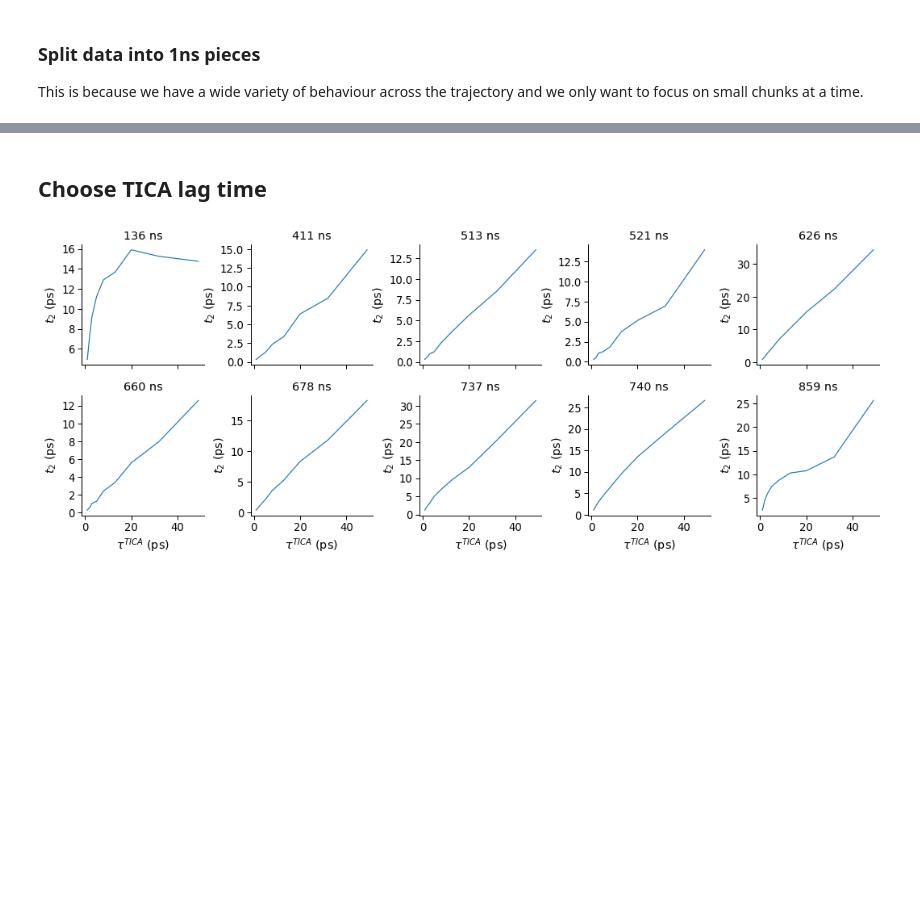
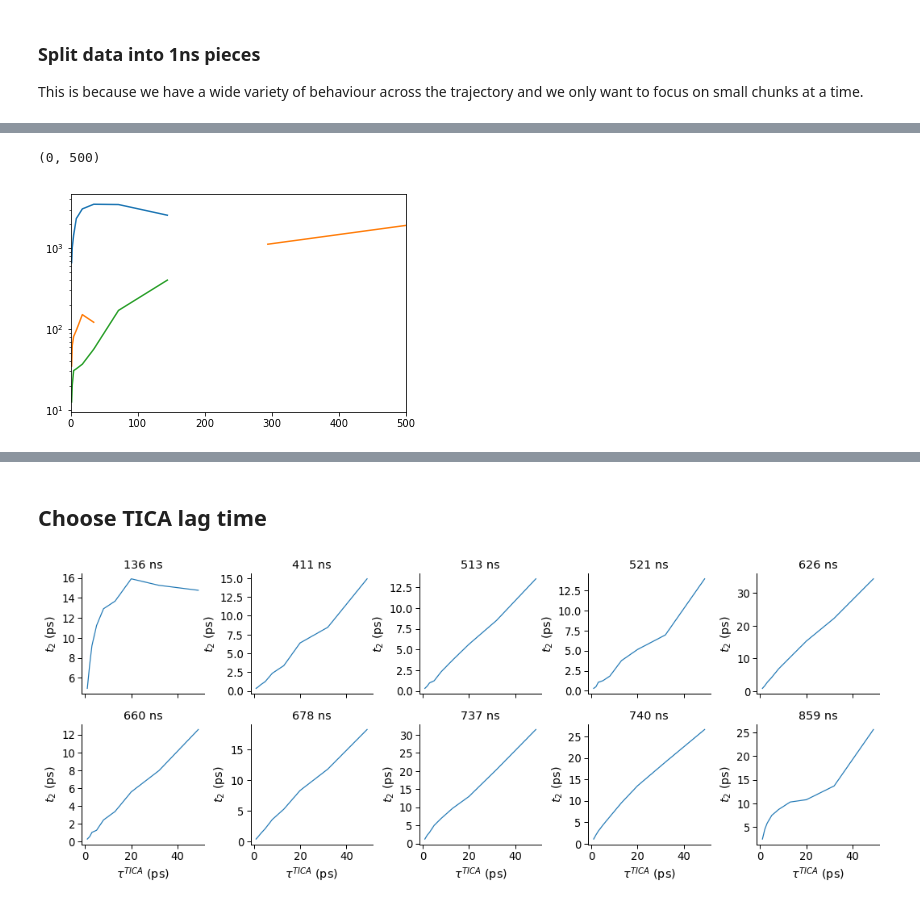
Before and after one commit to RobertArbon/water_diffusion, a Jupyter notebook: tica_whole_trajectory.ipynb, the cells around one changed output, grey strips where cells are left out. Saved outputs shown, nothing was run; the diff lists cells and outputs as text; code cells hidden in the pictures; blank space fills up the shorter version.

```diff
--- a/tica_whole_trajectory.ipynb
+++ b/tica_whole_trajectory.ipynb
@@ -73,0 +89,13 @@ traj_split = np.array_split(com, n_splits) # the split up
+# %%
+tica_lags = (np.logspace(np.log10(1), np.log10(600), 10)).astype(int)
+ticas = [coor.tica(traj_split[idx], lag=int(lag/dt_ps), dim=3,  kinetic_map=True) for lag in tica_lags]
+tica_eigs = np.concatenate([t.eigenvalues[:, np.newaxis] for t in ticas ], axis=1)
+tica_ts = np.concatenate([t.timescales[:, np.newaxis] for t in ticas ], axis=1)
+tica_ts = -tica_lags/dt_ps/np.log(tica_eigs)
+
+plt.plot(tica_lags, tica_ts.T)
+plt.yscale('log')
+plt.xlim(0, 500)
+# %% [output]
+(0, 500)
+[figure, added]
```
Also changed, not shown: parts of 13 cells of this notebook.
